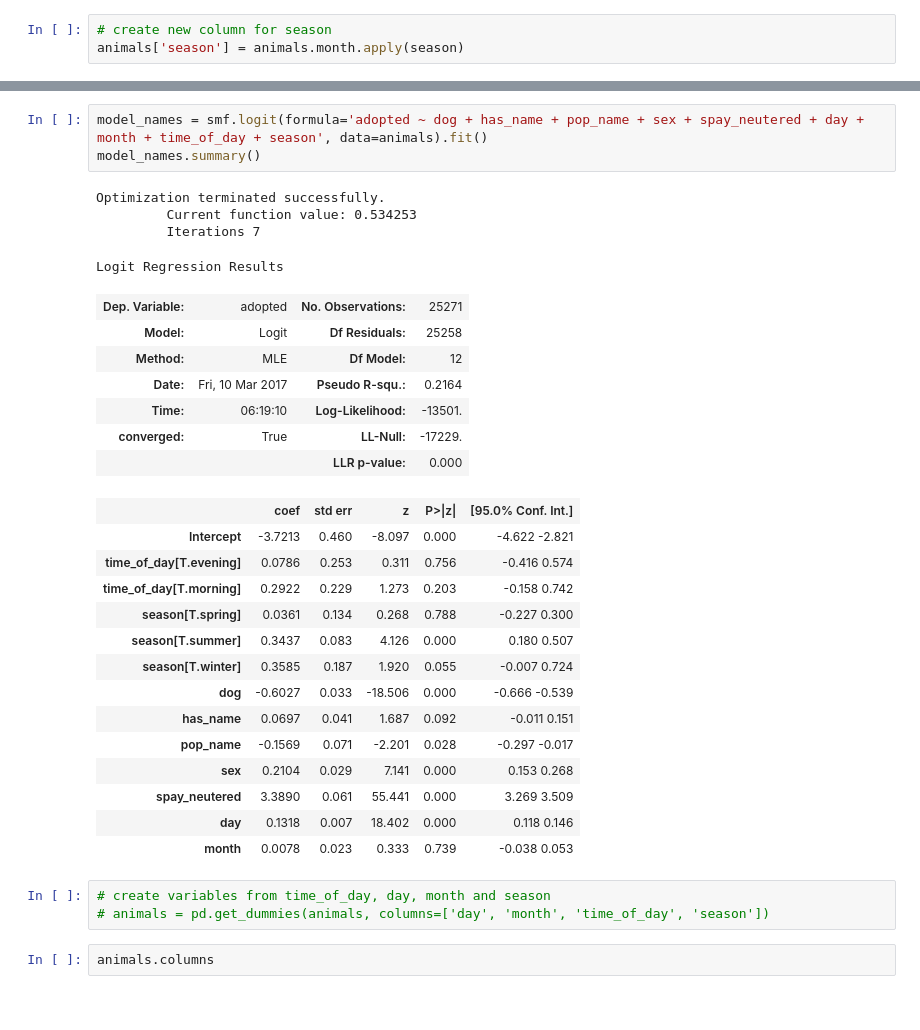
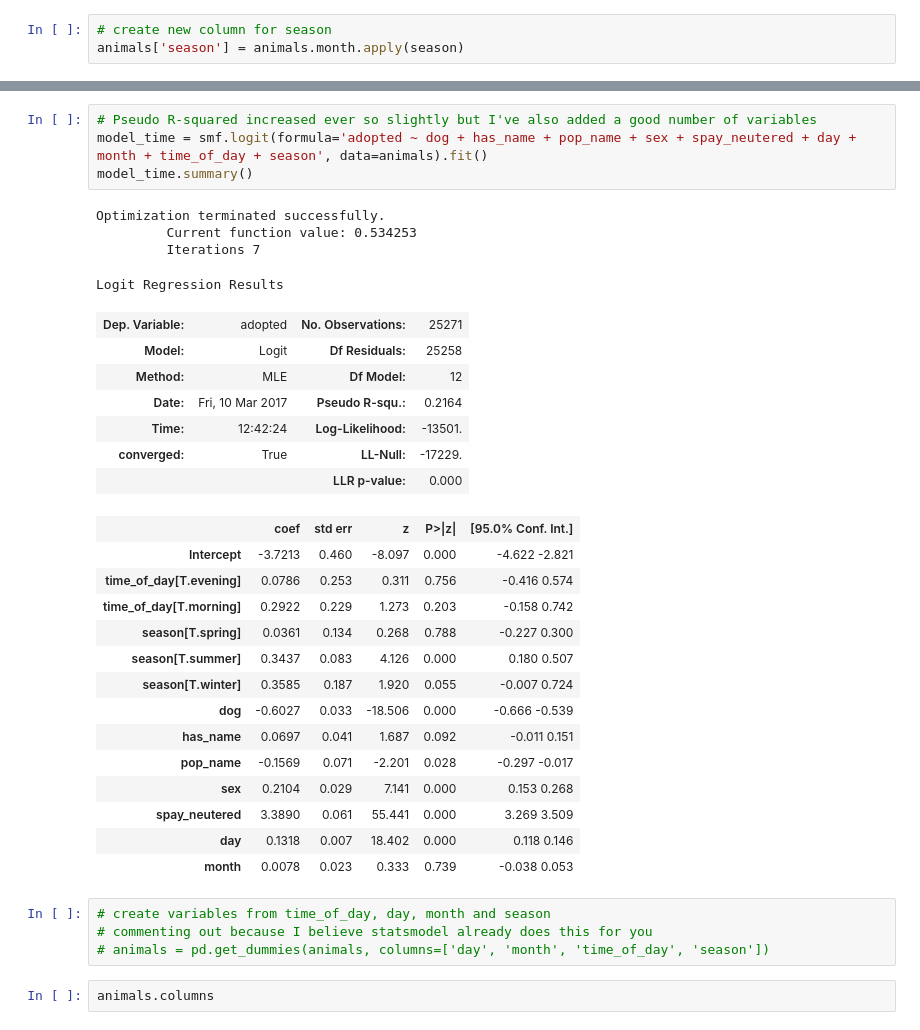
Before and after one commit to vnessified/adopt_me-, a Jupyter notebook: shelter_animal_outcomes.ipynb, the cells around one changed output, grey strips where cells are left out. Cells and saved outputs as stored; diff of their text form.

```diff
--- a/shelter_animal_outcomes.ipynb
+++ b/shelter_animal_outcomes.ipynb
@@ -486,18 +509,19 @@ sns.barplot(x="year", y="adopted", hue="animal", data=animals, palette='muted',
 # %% [output]
 [figure]
 # %%
-model_names = smf.logit(formula='adopted ~ dog + has_name + pop_name + sex + spay_neutered + day + month + time_of_day + season', data=animals).fit()
-model_names.summary()
+# Pseudo R-squared increased ever so slightly but I've also added a good number of variables
+model_time = smf.logit(formula='adopted ~ dog + has_name + pop_name + sex + spay_neutered + day + month + time_of_day + season', data=animals).fit()
+model_time.summary()
 # %% [output]
 Optimization terminated successfully.
          Current function value: 0.534253
          Iterations 7
 Logit Regression Results
 | Dep. Variable: | adopted | No. Observations: | 25271 |
 | Model: | Logit | Df Residuals: | 25258 |
 | Method: | MLE | Df Model: | 12 |
 | Date: | Fri, 10 Mar 2017 | Pseudo R-squ.: | 0.2164 |
-| Time: | 06:19:10 | Log-Likelihood: | -13501. |
+| Time: | 12:42:24 | Log-Likelihood: | -13501. |
 | converged: | True | LL-Null: | -17229. |
 |  |  | LLR p-value: | 0.000 |
 |  | coef | std err | z | P>|z| | [95.0% Conf. Int.] |
@@ -516,6 +540,7 @@ Logit Regression Results
 | month | 0.0078 | 0.023 | 0.333 | 0.739 | -0.038 0.053 |
 # %%
 # create variables from time_of_day, day, month and season
+# commenting out because I believe statsmodel already does this for you
 # animals = pd.get_dummies(animals, columns=['day', 'month', 'time_of_day', 'season'])
 # %%
 animals.columns
```
Also changed, not shown: parts of 43 cells of this notebook.
